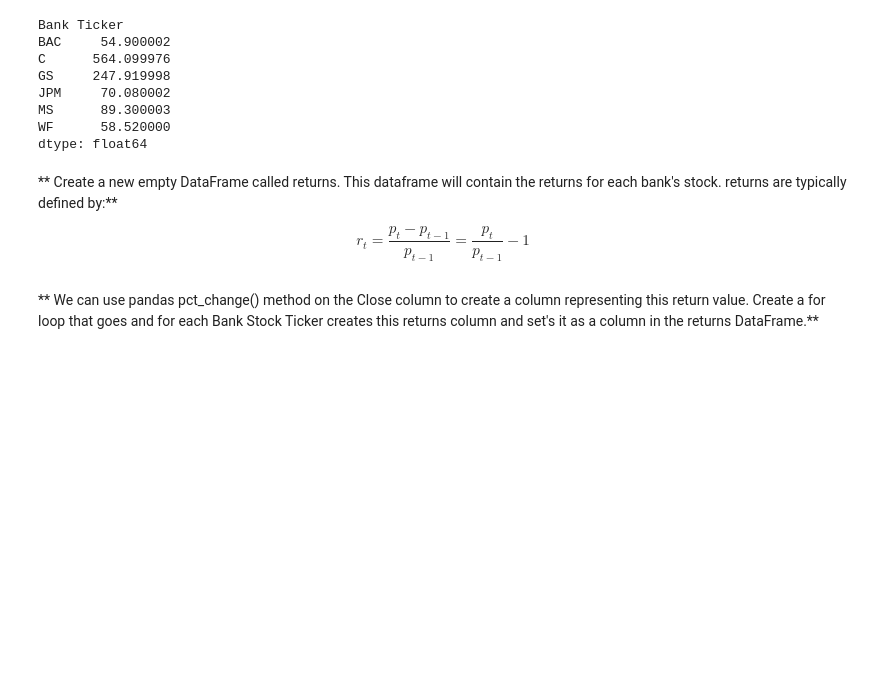
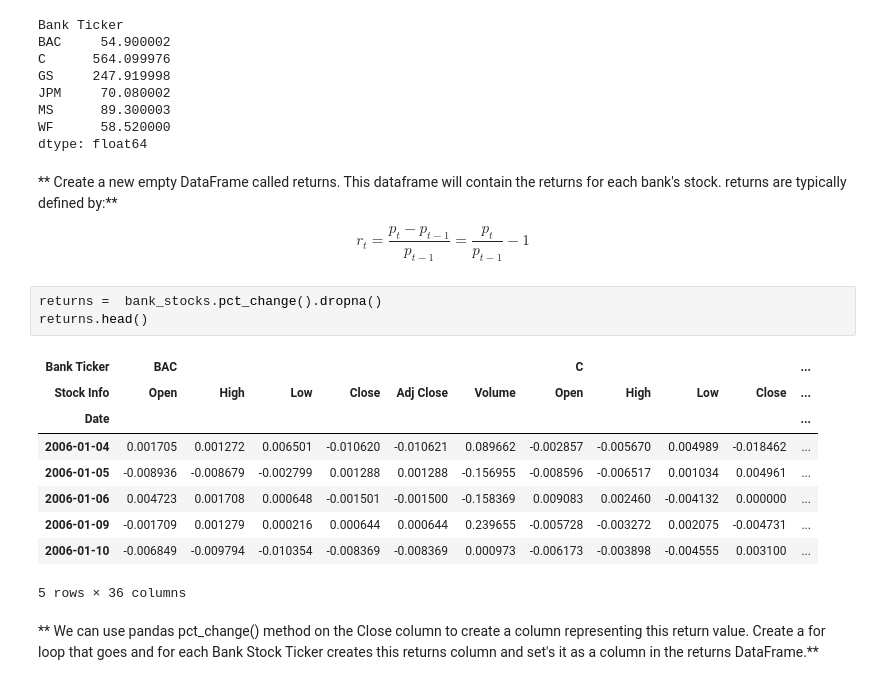
Before and after one commit to NahuelCl/Finanace_Project_Analisys, a Jupyter notebook: 3-Finance Project.ipynb, the cells around one changed output. Drawn from its saved outputs; the diff is of its cells as text; blank space fills up the shorter version.

Commit message:
Returning

```diff
--- a/3-Finance Project.ipynb
+++ b/3-Finance Project.ipynb
@@ -158,5 +158,18 @@ dtype: float64
 ** Create a new empty DataFrame called returns. This dataframe will contain the returns for each bank's stock. returns are typically defined by:**
 
 $$r_t = \frac{p_t - p_{t-1}}{p_{t-1}} = \frac{p_t}{p_{t-1}} - 1$$
+# %%
+returns =  bank_stocks.pct_change().dropna()
+returns.head()
+# %% [output]
+| Bank Ticker | BAC |  |  |  |  |  | C |  |  |  | ... |
+| Stock Info | Open | High | Low | Close | Adj Close | Volume | Open | High | Low | Close | ... |
+| Date |  |  |  |  |  |  |  |  |  |  | ... |
+| 2006-01-04 | 0.001705 | 0.001272 | 0.006501 | -0.010620 | -0.010621 | 0.089662 | -0.002857 | -0.005670 | 0.004989 | -0.018462 | ... |
+| 2006-01-05 | -0.008936 | -0.008679 | -0.002799 | 0.001288 | 0.001288 | -0.156955 | -0.008596 | -0.006517 | 0.001034 | 0.004961 | ... |
+| 2006-01-06 | 0.004723 | 0.001708 | 0.000648 | -0.001501 | -0.001500 | -0.158369 | 0.009083 | 0.002460 | -0.004132 | 0.000000 | ... |
+| 2006-01-09 | -0.001709 | 0.001279 | 0.000216 | 0.000644 | 0.000644 | 0.239655 | -0.005728 | -0.003272 | 0.002075 | -0.004731 | ... |
+| 2006-01-10 | -0.006849 | -0.009794 | -0.010354 | -0.008369 | -0.008369 | 0.000973 | -0.006173 | -0.003898 | -0.004555 | 0.003100 | ... |
+5 rows × 36 columns
 # %% [markdown]
 ** We can use pandas pct_change() method on the Close column to create a column representing this return value. Create a for loop that goes and for each Bank Stock Ticker creates this returns column and set's it as a column in the returns DataFrame.**
```
Also changed, not shown: parts of 5 cells of this notebook.
